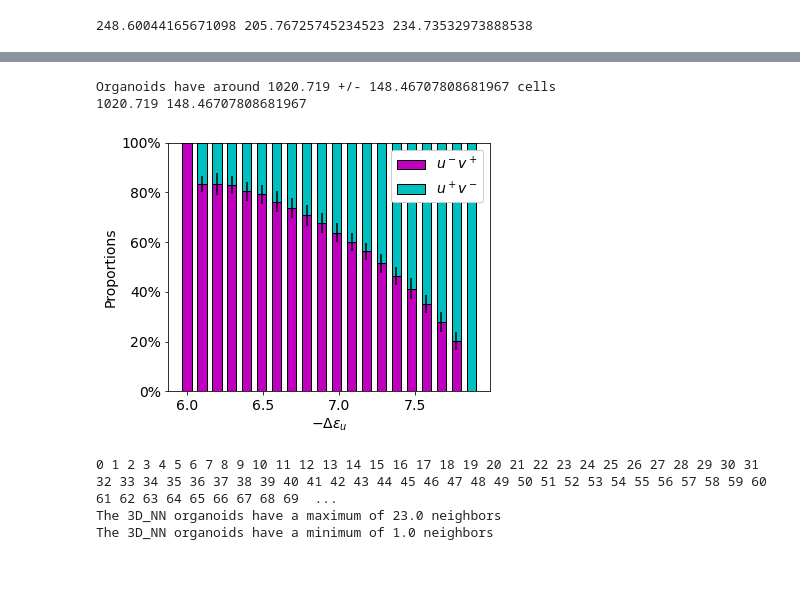
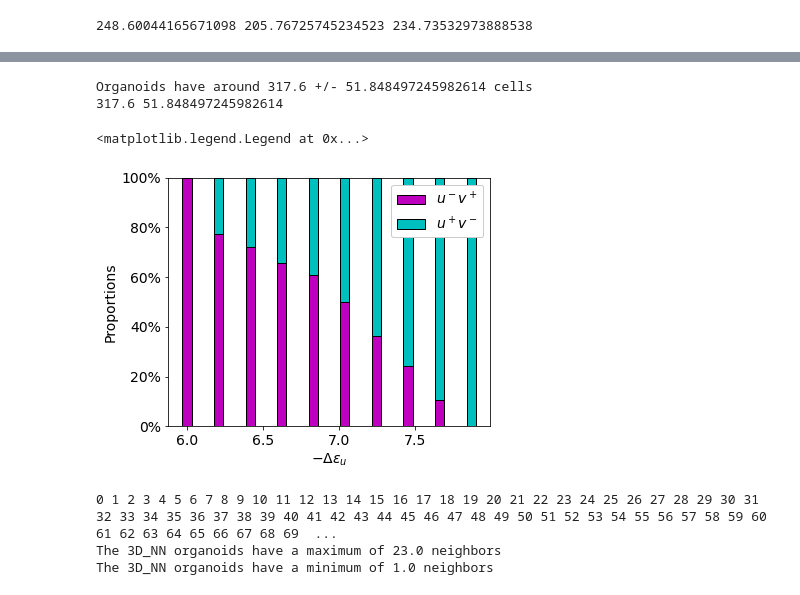
Before and after one commit to SchardtS/Cell-Differentiation, a Jupyter notebook: PhD Thesis (Images).ipynb, the cells around one changed output, grey strips where cells are left out. Saved outputs shown, nothing was run; the diff lists cells and outputs as text; code cells hidden in the pictures.

```diff
--- a/PhD Thesis (Images).ipynb
+++ b/PhD Thesis (Images).ipynb
@@ -1306,37 +1331,43 @@ k = 0 1
 # %%
-dim = 3
-signal = 'NN'
+import numpy as np
+import matplotlib.pyplot as plt
+from Organoid import Organoid
+import pandas as pd
+
+dim = 2
+signal = '0.1'
 
 Data = pd.read_csv('Results/PhD Thesis/Cell type proportions/'+str(dim)+'D_'+signal+'.csv')
 
 mean = Data.groupby(['ID', 'eps_N']).mean().reset_index()
 std = mean.groupby(['eps_N']).std().reset_index()
 prop = mean.groupby(['eps_N']).mean().reset_index()
 size = Data.groupby(['ID']).size().reset_index()
 
 print('Organoids have around', size.mean()[0], '+/-', size.std()[0], 'cells')
 print(size.mean()[0], size.std()[0])
 
 
 plt.figure(figsize=[6.4, 4.8])
 plt.rc('font', size=14)
 plt.bar(Data.eps_N.unique(), prop.Fate*100, yerr=std.Fate*1000,
         width=0.06, color = 'm', edgecolor='k', alpha = 1, label='$u^-v^+$')
 plt.bar(Data.eps_N.unique(), (1-prop.Fate)*100, bottom=prop.Fate*100,
         width=0.06, color = 'c', edgecolor='k', alpha = 1, label='$u^+v^-$')
 ticks = [0,20,40,60,80,100]
 plt.yticks(ticks, [str(x)+'%' for x in ticks])
 plt.xlabel('$-\Delta\epsilon_u$')
 plt.ylabel('Proportions')
 plt.gcf().subplots_adjust(bottom=0.16)
 plt.gcf().subplots_adjust(left=0.2)
 plt.legend(framealpha=1, fontsize=14)
-plt.savefig('Results/PhD Thesis/Cell type proportions/'+str(dim)+'D_'+signal+'.png', transparent = True)
-plt.savefig('Results/PhD Thesis/Cell type proportions/'+str(dim)+'D_'+signal+'.pdf', transparent = True)
+#plt.savefig('Results/PhD Thesis/Cell type proportions/'+str(dim)+'D_'+signal+'.png', transparent = True)
+#plt.savefig('Results/PhD Thesis/Cell type proportions/'+str(dim)+'D_'+signal+'.pdf', transparent = True)
 # %% [output]
-Organoids have around 1020.719 +/- 148.46707808681967 cells
-1020.719 148.46707808681967
+Organoids have around 317.6 +/- 51.848497245982614 cells
+317.6 51.848497245982614
+<matplotlib.legend.Legend at 0x...>
-[figure, old version]
+[figure, new version]
 # %%
 import numpy as np
 import matplotlib.pyplot as plt
```
Also changed, not shown: parts of 2 cells of this notebook.
